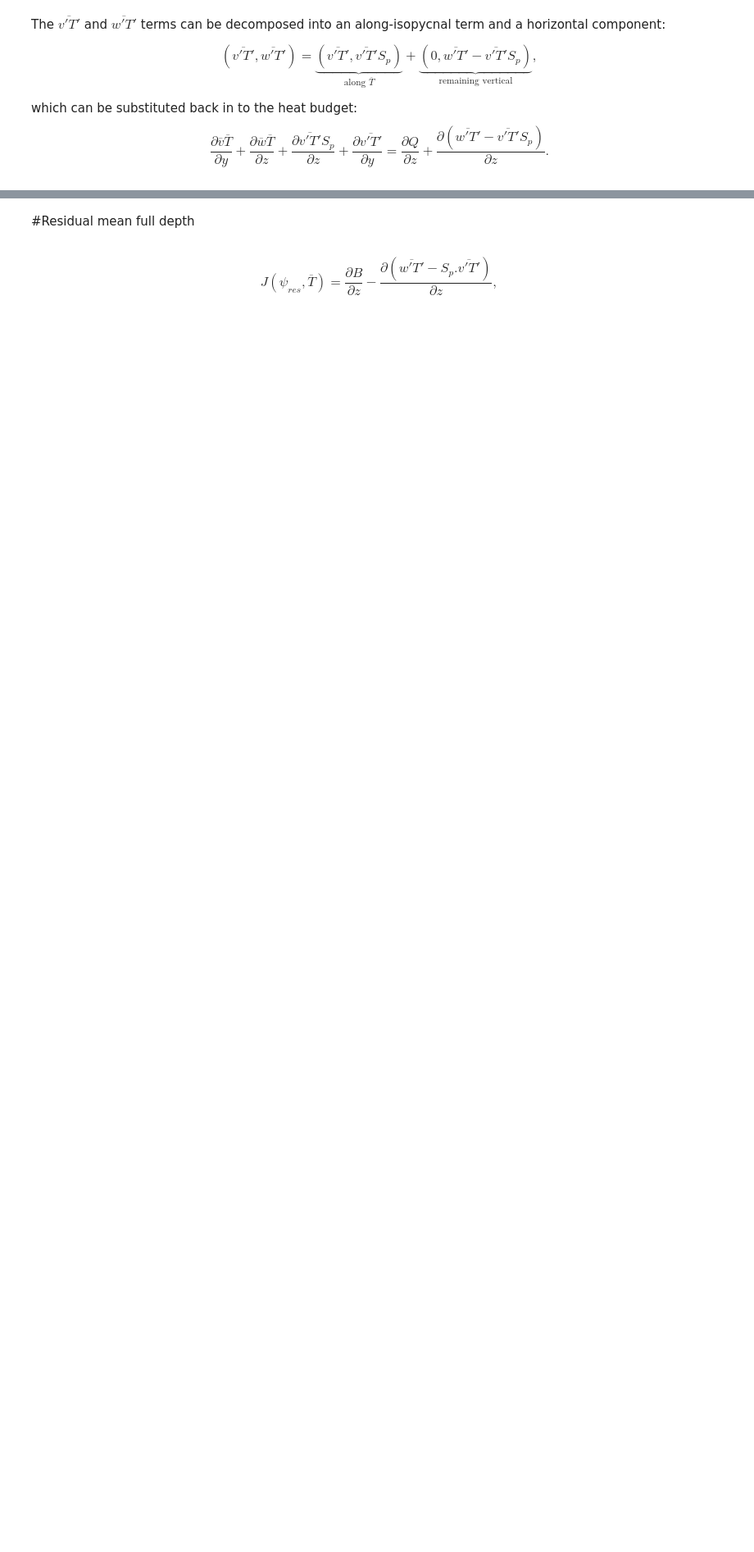
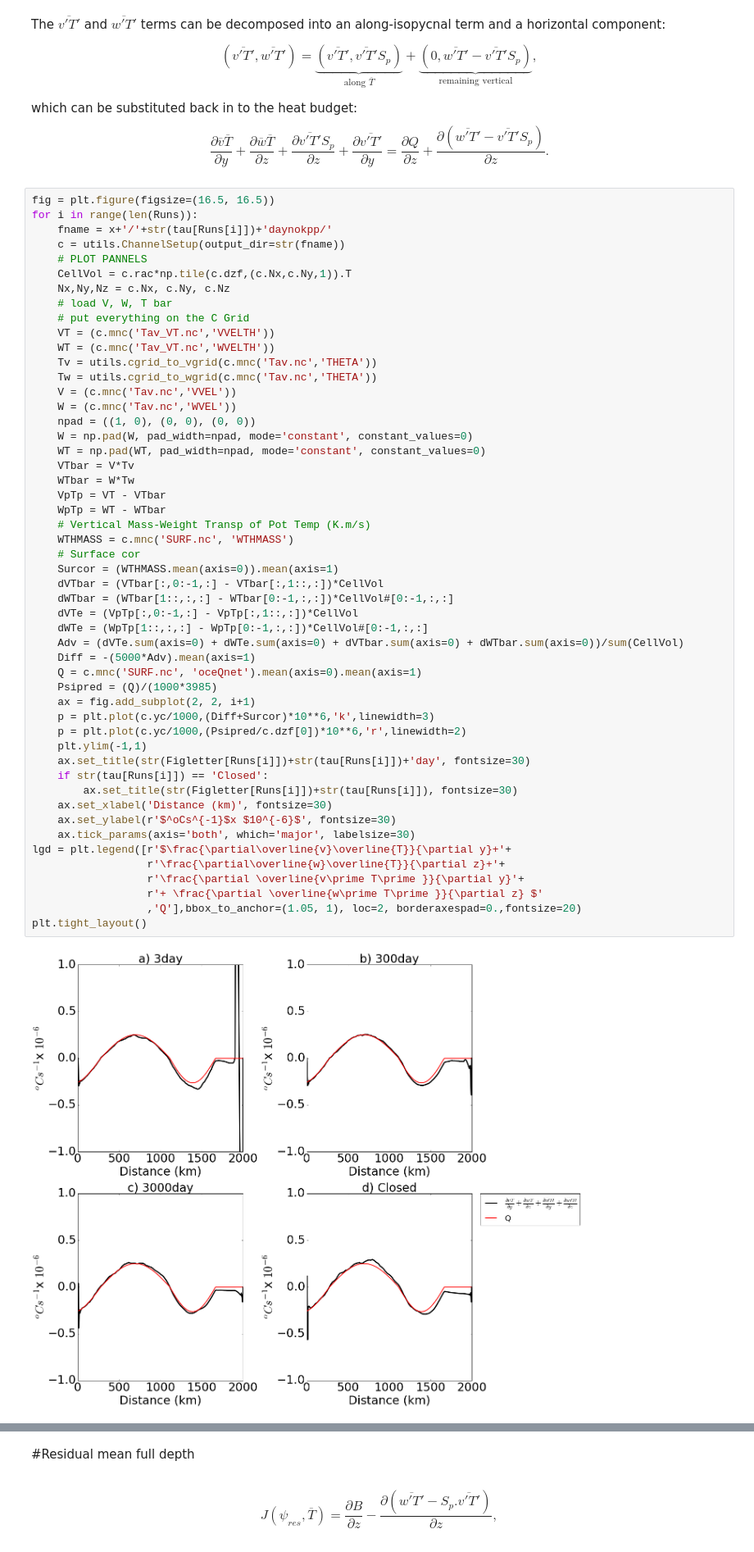
Before and after one commit to hlburns/Current_notebooks, a Jupyter notebook: Nchannel_Flat/In_progress/Heat_budgets_layers.ipynb, the cells around one changed output, grey strips where cells are left out. Shown at 82% size. Cells and saved outputs as stored; diff of their text form; blank space fills up the shorter version.

```diff
--- a/Nchannel_Flat/In_progress/Heat_budgets_layers.ipynb
+++ b/Nchannel_Flat/In_progress/Heat_budgets_layers.ipynb
@@ -116,6 +61,59 @@ which can be substituted back in to the heat budget:
 \begin{equation}
 \frac{\partial \overline{v}\overline{T}}{\partial y } + \frac{\partial\overline{w} \overline{T}}{\partial z } + \frac{\partial \overline{v'T'}S_p}{\partial z } + \frac{\partial \overline{v'T'}}{\partial y } = \frac{\partial Q}{\partial z}+ \frac{\partial \left( \overline{w'T'}-\overline{v'T'}S_p \right)}{\partial z }.
 \end{equation}
+# %%
+fig = plt.figure(figsize=(16.5, 16.5))
+for i in range(len(Runs)):
+    fname = x+'/'+str(tau[Runs[i]])+'daynokpp/'
+    c = utils.ChannelSetup(output_dir=str(fname))
+    # PLOT PANNELS
+    CellVol = c.rac*np.tile(c.dzf,(c.Nx,c.Ny,1)).T
+    Nx,Ny,Nz = c.Nx, c.Ny, c.Nz
+    # load V, W, T bar
+    # put everything on the C Grid
+    VT = (c.mnc('Tav_VT.nc','VVELTH'))
+    WT = (c.mnc('Tav_VT.nc','WVELTH'))
+    Tv = utils.cgrid_to_vgrid(c.mnc('Tav.nc','THETA'))
+    Tw = utils.cgrid_to_wgrid(c.mnc('Tav.nc','THETA'))
+    V = (c.mnc('Tav.nc','VVEL'))
+    W = (c.mnc('Tav.nc','WVEL'))
+    npad = ((1, 0), (0, 0), (0, 0))
+    W = np.pad(W, pad_width=npad, mode='constant', constant_values=0)
+    WT = np.pad(WT, pad_width=npad, mode='constant', constant_values=0)
+    VTbar = V*Tv
+    WTbar = W*Tw
+    VpTp = VT - VTbar
+    WpTp = WT - WTbar
+    # Vertical Mass-Weight Transp of Pot Temp (K.m/s)
+    WTHMASS = c.mnc('SURF.nc', 'WTHMASS')
+    # Surface cor
+    Surcor = (WTHMASS.mean(axis=0)).mean(axis=1)
+    dVTbar = (VTbar[:,0:-1,:] - VTbar[:,1::,:])*CellVol
+    dWTbar = (WTbar[1::,:,:] - WTbar[0:-1,:,:])*CellVol#[0:-1,:,:]
+    dVTe = (VpTp[:,0:-1,:] - VpTp[:,1::,:])*CellVol
+    dWTe = (WpTp[1::,:,:] - WpTp[0:-1,:,:])*CellVol#[0:-1,:,:]
+    Adv = (dVTe.sum(axis=0) + dWTe.sum(axis=0) + dVTbar.sum(axis=0) + dWTbar.sum(axis=0))/sum(CellVol)
+    Diff = -(5000*Adv).mean(axis=1)
+    Q = c.mnc('SURF.nc', 'oceQnet').mean(axis=0).mean(axis=1)
+    Psipred = (Q)/(1000*3985)
+    ax = fig.add_subplot(2, 2, i+1)
+    p = plt.plot(c.yc/1000,(Diff+Surcor)*10**6,'k',linewidth=3)
+    p = plt.plot(c.yc/1000,(Psipred/c.dzf[0])*10**6,'r',linewidth=2)
+    plt.ylim(-1,1)
+    ax.set_title(str(Figletter[Runs[i]])+str(tau[Runs[i]])+'day', fontsize=30)
+    if str(tau[Runs[i]]) == 'Closed':
+        ax.set_title(str(Figletter[Runs[i]])+str(tau[Runs[i]]), fontsize=30)
+    ax.set_xlabel('Distance (km)', fontsize=30)
+    ax.set_ylabel(r'$^oCs^{-1}$x $10^{-6}$', fontsize=30)
+    ax.tick_params(axis='both', which='major', labelsize=30)
+lgd = plt.legend([r'$\frac{\partial\overline{v}\overline{T}}{\partial y}+'+
+                  r'\frac{\partial\overline{w}\overline{T}}{\partial z}+'+
+                  r'\frac{\partial \overline{v\prime T\prime }}{\partial y}'+
+                  r'+ \frac{\partial \overline{w\prime T\prime }}{\partial z} $'
+                  ,'Q'],bbox_to_anchor=(1.05, 1), loc=2, borderaxespad=0.,fontsize=20)
+plt.tight_layout()
+# %% [output]
+[figure, added]
 # %%
 fig = plt.figure(figsize=(16.5, 16.5))
 for i in range(len(Runs)):
```
Also changed, not shown: parts of 12 cells of this notebook, 4 other files.
